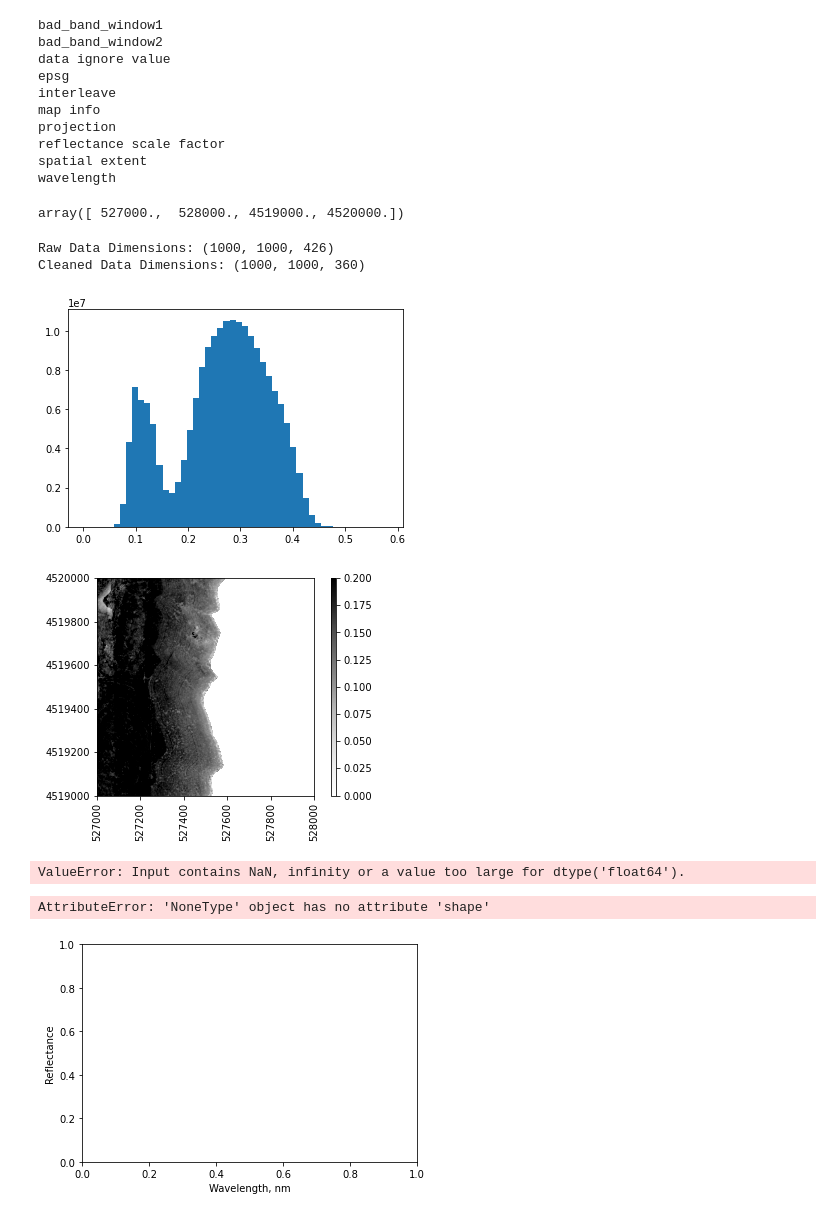
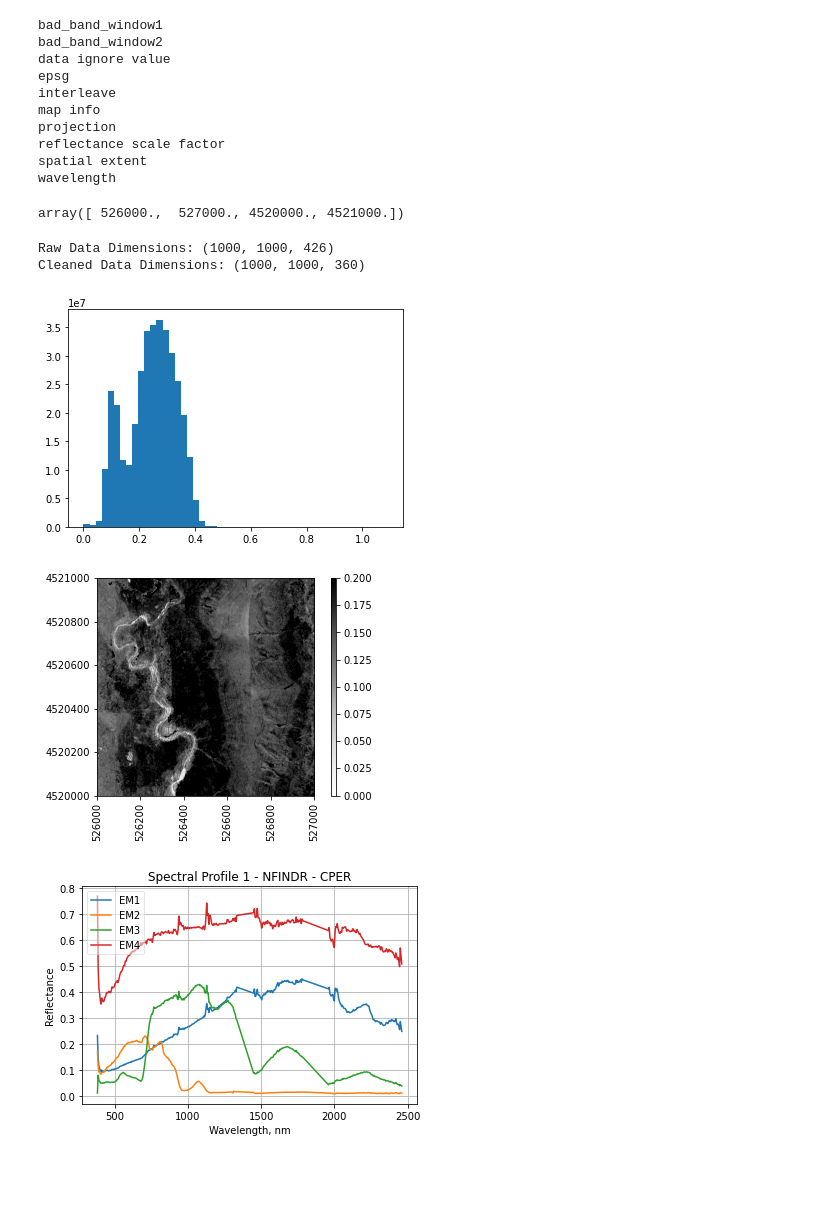
Before and after one commit to kessb/sagebrush-ecosystem-modeling, a Jupyter notebook: scripts/Hyperspectral_Test.ipynb, the cells around one changed output. Saved outputs shown, nothing was run; the diff lists cells and outputs as text; code cells hidden in the pictures; blank space fills up the shorter version.

```diff
--- a/scripts/Hyperspectral_Test.ipynb
+++ b/scripts/Hyperspectral_Test.ipynb
@@ -221,7 +214,7 @@ len(h5_list)
 145
 # %%
 path=os.path.join('data','NEON','CPER',
-                  'NEON_D10_CPER_DP3_527000_4519000_reflectance.h5')
+                  'NEON_D10_CPER_DP3_526000_4520000_reflectance.h5')
 h5refl_filename = path
 data,metadata = read_neon_reflh5(h5refl_filename)
 # %%
@@ -241,7 +234,7 @@ wavelength
 # %%
 metadata['spatial extent']
 # %% [output]
-array([ 527000.,  528000., 4519000., 4520000.])
+array([ 526000.,  527000., 4520000., 4521000.])
 # %%
 data_clean,metadata_clean = clean_neon_refl_data(data,metadata)
 print('Raw Data Dimensions:',data.shape)
@@ -252,19 +245,17 @@ Cleaned Data Dimensions: (1000, 1000, 360)
 # %%
 plt.hist(data_clean[~np.isnan(data_clean)],50);
 # %% [output]
-[figure, old version]
+[figure, new version]
 # %%
 plot_aop_refl(data_clean[:,:,0],
               metadata_clean['spatial extent'],
               (0,0.2))
 # %% [output]
-[figure, old version]
+[figure, new version]
 # %%
 ee = eea.NFINDR()
 U = ee.extract(data_clean,4,maxit=5,
                normalize=False,ATGP_init=True)
-# %% [output]
-ValueError: Input contains NaN, infinity or a value too large for dtype('float64').
 # %%
 ee_axes = {} # set ee_axes data type to dictionary
 # cast wavelength values to float to apply to ee_axes for display purposes
@@ -272,10 +263,9 @@ ee_axes['wavelength'] = [float(i) for i in metadata_clean['wavelength']]
 ee_axes['x']='Wavelength, nm' #x axis label
 ee_axes['y']='Reflectance' #y axis label
 # %%
-ee.display(axes=ee_axes,suffix='SERC')
+ee.display(axes=ee_axes,suffix='CPER')
 # %% [output]
-AttributeError: 'NoneType' object has no attribute 'shape'
-[figure, old version]
+[figure, new version]
 # %%
 am = amap.FCLS() #define am object using the amap
 amaps = am.map(data_clean,U,normalize=False) #create abundance maps for the HSI cubems
```
Also changed, not shown: parts of 5 cells of this notebook.
